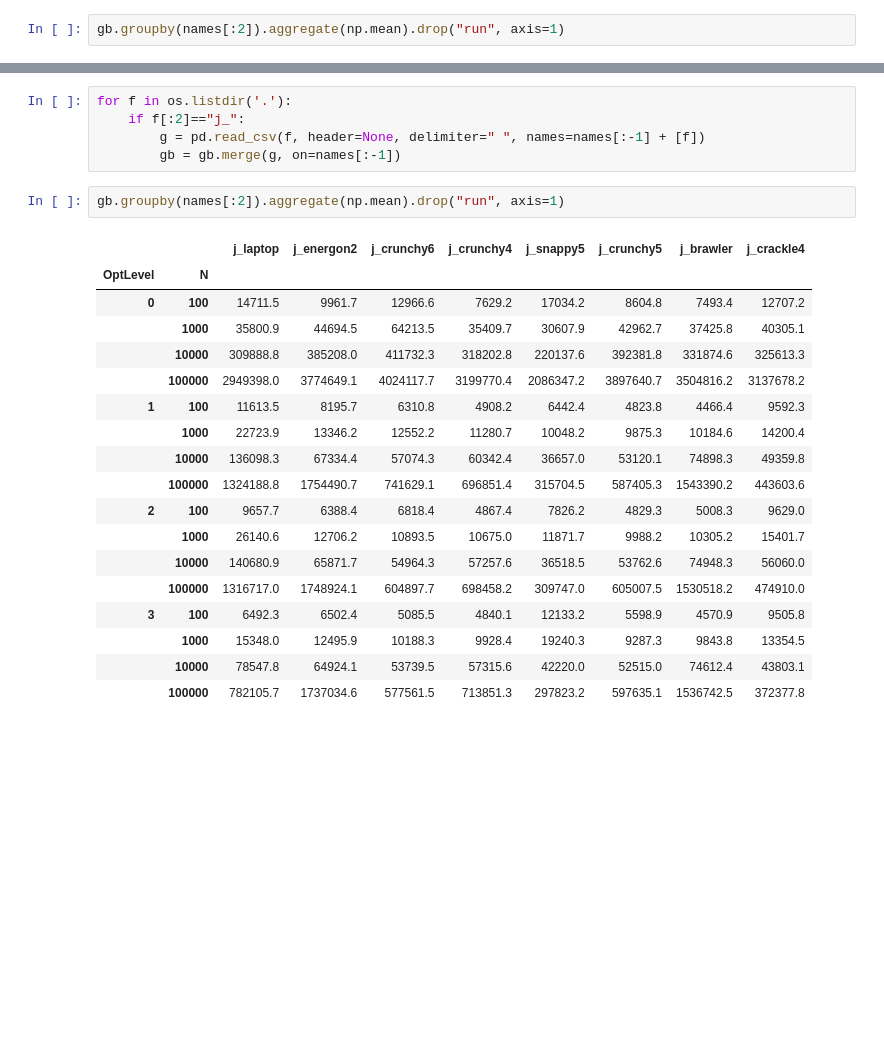
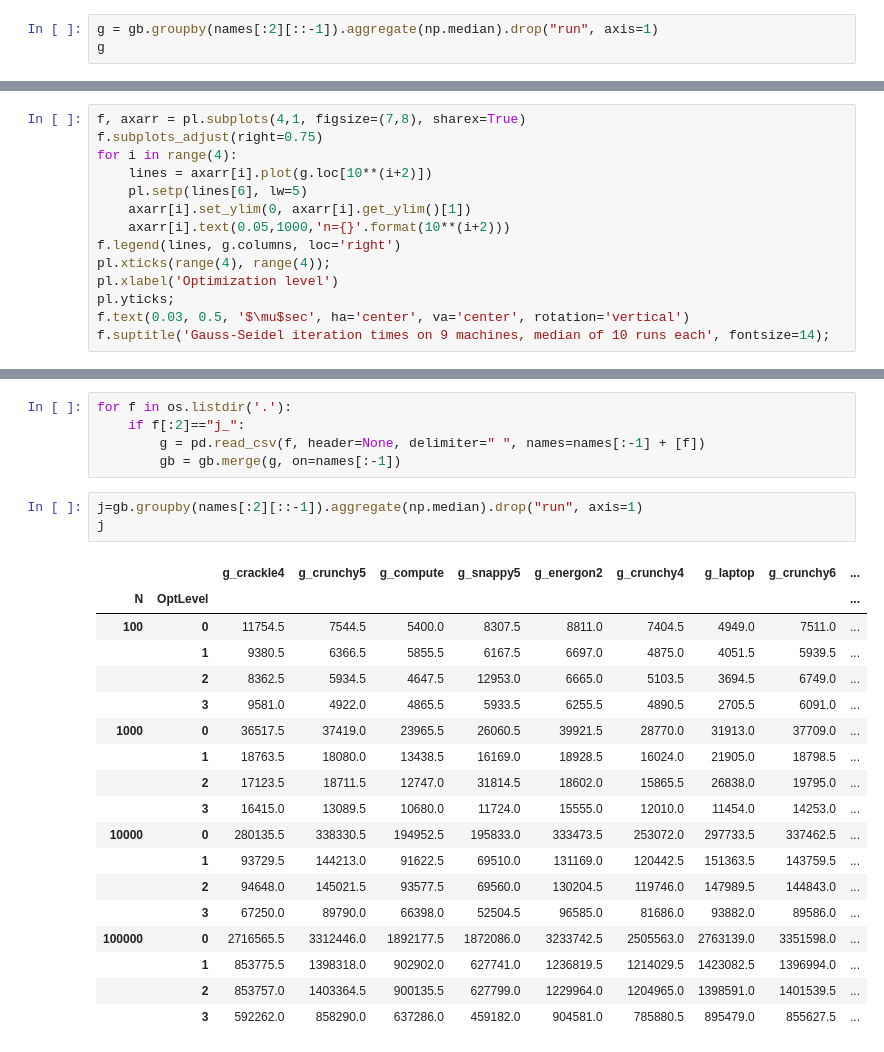
Before and after one commit to cmprince/hpc17, a Jupyter notebook: hw1/hpc_hw1.ipynb, the cells around one changed output, grey strips where cells are left out. Drawn from its saved outputs; the diff is of its cells as text; blank space fills up the shorter version.

```diff
--- a/hw1/hpc_hw1.ipynb
+++ b/hw1/hpc_hw1.ipynb
@@ -15,5 +233,6 @@ for f in os.listdir('.'):
         g = pd.read_csv(f, header=None, delimiter=" ", names=names[:-1] + [f])
         gb = gb.merge(g, on=names[:-1])
 # %%
-gb.groupby(names[:2]).aggregate(np.mean).drop("run", axis=1)
+g = gb.groupby(names[:2][::-1]).aggregate(np.median).drop("run", axis=1)
+g
 # %% [output]
@@ -37,0 +257,14 @@ gb.groupby(names[:2]).aggregate(np.mean).drop("run", axis=1)
+# %%
+f, axarr = pl.subplots(4,1, figsize=(7,8), sharex=True)
+f.subplots_adjust(right=0.75)
+for i in range(4):
+    lines = axarr[i].plot(g.loc[10**(i+2)])
+    pl.setp(lines[6], lw=5)
+    axarr[i].set_ylim(0, axarr[i].get_ylim()[1])
+    axarr[i].text(0.05,1000,'n={}'.format(10**(i+2)))
+f.legend(lines, g.columns, loc='right')
+pl.xticks(range(4), range(4));
+pl.xlabel('Optimization level')
+pl.yticks;
+f.text(0.03, 0.5, '$\mu$sec', ha='center', va='center', rotation='vertical')
+f.suptitle('Gauss-Seidel iteration times on 9 machines, median of 10 runs each', fontsize=14);
@@ -43,23 +278,24 @@ for f in os.listdir('.'):
         g = pd.read_csv(f, header=None, delimiter=" ", names=names[:-1] + [f])
         gb = gb.merge(g, on=names[:-1])
 # %%
-gb.groupby(names[:2]).aggregate(np.mean).drop("run", axis=1)
+j=gb.groupby(names[:2][::-1]).aggregate(np.median).drop("run", axis=1)
+j
 # %% [output]
-|  |  | j_laptop | j_energon2 | j_crunchy6 | j_crunchy4 | j_snappy5 | j_crunchy5 | j_brawler | j_crackle4 |
-| OptLevel | N |  |  |  |  |  |  |  |  |
-| 0 | 100 | 14711.5 | 9961.7 | 12966.6 | 7629.2 | 17034.2 | 8604.8 | 7493.4 | 12707.2 |
-|  | 1000 | 35800.9 | 44694.5 | 64213.5 | 35409.7 | 30607.9 | 42962.7 | 37425.8 | 40305.1 |
-|  | 10000 | 309888.8 | 385208.0 | 411732.3 | 318202.8 | 220137.6 | 392381.8 | 331874.6 | 325613.3 |
-|  | 100000 | 2949398.0 | 3774649.1 | 4024117.7 | 3199770.4 | 2086347.2 | 3897640.7 | 3504816.2 | 3137678.2 |
-| 1 | 100 | 11613.5 | 8195.7 | 6310.8 | 4908.2 | 6442.4 | 4823.8 | 4466.4 | 9592.3 |
-|  | 1000 | 22723.9 | 13346.2 | 12552.2 | 11280.7 | 10048.2 | 9875.3 | 10184.6 | 14200.4 |
-|  | 10000 | 136098.3 | 67334.4 | 57074.3 | 60342.4 | 36657.0 | 53120.1 | 74898.3 | 49359.8 |
-|  | 100000 | 1324188.8 | 1754490.7 | 741629.1 | 696851.4 | 315704.5 | 587405.3 | 1543390.2 | 443603.6 |
-| 2 | 100 | 9657.7 | 6388.4 | 6818.4 | 4867.4 | 7826.2 | 4829.3 | 5008.3 | 9629.0 |
-|  | 1000 | 26140.6 | 12706.2 | 10893.5 | 10675.0 | 11871.7 | 9988.2 | 10305.2 | 15401.7 |
-|  | 10000 | 140680.9 | 65871.7 | 54964.3 | 57257.6 | 36518.5 | 53762.6 | 74948.3 | 56060.0 |
-|  | 100000 | 1316717.0 | 1748924.1 | 604897.7 | 698458.2 | 309747.0 | 605007.5 | 1530518.2 | 474910.0 |
-| 3 | 100 | 6492.3 | 6502.4 | 5085.5 | 4840.1 | 12133.2 | 5598.9 | 4570.9 | 9505.8 |
-|  | 1000 | 15348.0 | 12495.9 | 10188.3 | 9928.4 | 19240.3 | 9287.3 | 9843.8 | 13354.5 |
-|  | 10000 | 78547.8 | 64924.1 | 53739.5 | 57315.6 | 42220.0 | 52515.0 | 74612.4 | 43803.1 |
-|  | 100000 | 782105.7 | 1737034.6 | 577561.5 | 713851.3 | 297823.2 | 597635.1 | 1536742.5 | 372377.8 |
+|  |  | g_crackle4 | g_crunchy5 | g_compute | g_snappy5 | g_energon2 | g_crunchy4 | g_laptop | g_crunchy6 | ... |
+| N | OptLevel |  |  |  |  |  |  |  |  | ... |
+| 100 | 0 | 11754.5 | 7544.5 | 5400.0 | 8307.5 | 8811.0 | 7404.5 | 4949.0 | 7511.0 | ... |
+|  | 1 | 9380.5 | 6366.5 | 5855.5 | 6167.5 | 6697.0 | 4875.0 | 4051.5 | 5939.5 | ... |
+|  | 2 | 8362.5 | 5934.5 | 4647.5 | 12953.0 | 6665.0 | 5103.5 | 3694.5 | 6749.0 | ... |
+|  | 3 | 9581.0 | 4922.0 | 4865.5 | 5933.5 | 6255.5 | 4890.5 | 2705.5 | 6091.0 | ... |
+| 1000 | 0 | 36517.5 | 37419.0 | 23965.5 | 26060.5 | 39921.5 | 28770.0 | 31913.0 | 37709.0 | ... |
+|  | 1 | 18763.5 | 18080.0 | 13438.5 | 16169.0 | 18928.5 | 16024.0 | 21905.0 | 18798.5 | ... |
+|  | 2 | 17123.5 | 18711.5 | 12747.0 | 31814.5 | 18602.0 | 15865.5 | 26838.0 | 19795.0 | ... |
+|  | 3 | 16415.0 | 13089.5 | 10680.0 | 11724.0 | 15555.0 | 12010.0 | 11454.0 | 14253.0 | ... |
+| 10000 | 0 | 280135.5 | 338330.5 | 194952.5 | 195833.0 | 333473.5 | 253072.0 | 297733.5 | 337462.5 | ... |
+|  | 1 | 93729.5 | 144213.0 | 91622.5 | 69510.0 | 131169.0 | 120442.5 | 151363.5 | 143759.5 | ... |
+|  | 2 | 94648.0 | 145021.5 | 93577.5 | 69560.0 | 130204.5 | 119746.0 | 147989.5 | 144843.0 | ... |
+|  | 3 | 67250.0 | 89790.0 | 66398.0 | 52504.5 | 96585.0 | 81686.0 | 93882.0 | 89586.0 | ... |
+| 100000 | 0 | 2716565.5 | 3312446.0 | 1892177.5 | 1872086.0 | 3233742.5 | 2505563.0 | 2763139.0 | 3351598.0 | ... |
+|  | 1 | 853775.5 | 1398318.0 | 902902.0 | 627741.0 | 1236819.5 | 1214029.5 | 1423082.5 | 1396994.0 | ... |
+|  | 2 | 853757.0 | 1403364.5 | 900135.5 | 627799.0 | 1229964.0 | 1204965.0 | 1398591.0 | 1401539.5 | ... |
+|  | 3 | 592262.0 | 858290.0 | 637286.0 | 459182.0 | 904581.0 | 785880.5 | 895479.0 | 855627.5 | ... |
```
Also changed, not shown: parts of 12 cells of this notebook.
